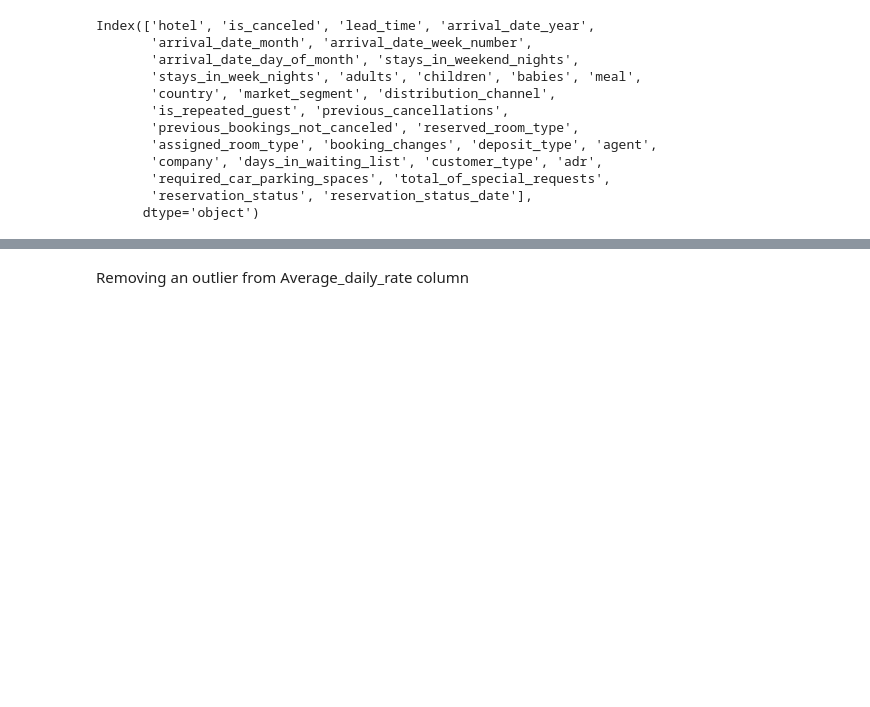
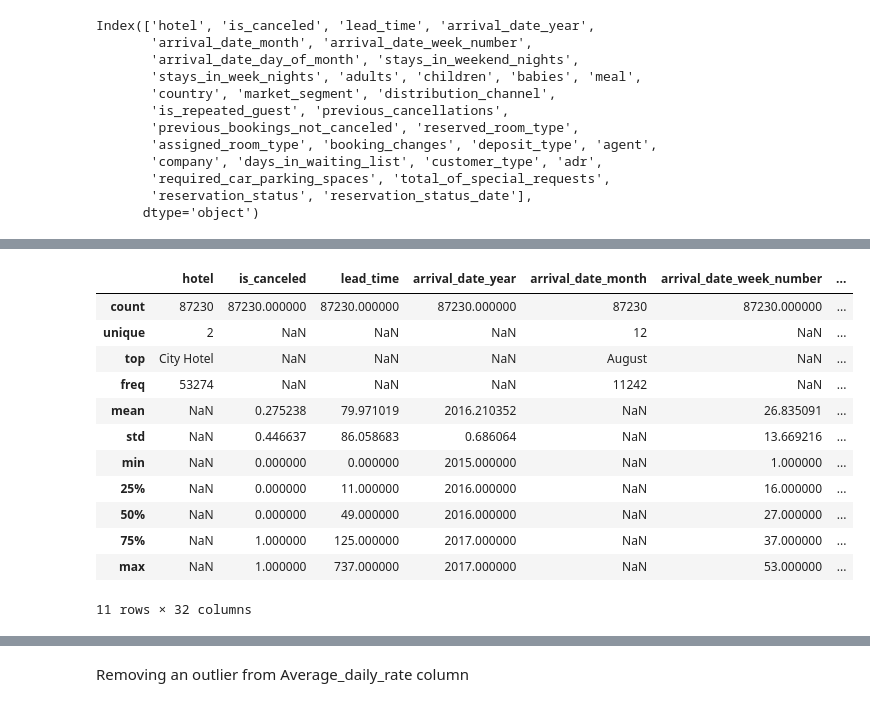
Before and after one commit to sparta-13/EDA-CAPSTONE-PROJECT, a Jupyter notebook: Hotel_Booking_Analysis_Rishikesh_Damale.ipynb, the cells around one changed output, grey strips where cells are left out. Drawn from its saved outputs; the diff is of its cells as text; code cells hidden in the pictures; blank space fills up the shorter version.

```diff
--- a/Hotel_Booking_Analysis_Rishikesh_Damale.ipynb
+++ b/Hotel_Booking_Analysis_Rishikesh_Damale.ipynb
@@ -114,0 +116,19 @@ Hotel_df = Hotel_booking_df.copy() #Creating a copy of original data with the re
+# %%
+# Now we will understand the numerical information of our data.
+# By using (include = 'all') we can explore more about our coloums,
+#    such as its total no. count, no. of unique values, frequency, etc.
+Hotel_df.describe(include ='all')
+# %% [output]
+|  | hotel | is_canceled | lead_time | arrival_date_year | arrival_date_month | arrival_date_week_number | ... |
+| count | 87230 | 87230.000000 | 87230.000000 | 87230.000000 | 87230 | 87230.000000 | ... |
+| unique | 2 | NaN | NaN | NaN | 12 | NaN | ... |
+| top | City Hotel | NaN | NaN | NaN | August | NaN | ... |
+| freq | 53274 | NaN | NaN | NaN | 11242 | NaN | ... |
+| mean | NaN | 0.275238 | 79.971019 | 2016.210352 | NaN | 26.835091 | ... |
+| std | NaN | 0.446637 | 86.058683 | 0.686064 | NaN | 13.669216 | ... |
+| min | NaN | 0.000000 | 0.000000 | 2015.000000 | NaN | 1.000000 | ... |
+| 25% | NaN | 0.000000 | 11.000000 | 2016.000000 | NaN | 16.000000 | ... |
+| 50% | NaN | 0.000000 | 49.000000 | 2016.000000 | NaN | 27.000000 | ... |
+| 75% | NaN | 1.000000 | 125.000000 | 2017.000000 | NaN | 37.000000 | ... |
+| max | NaN | 1.000000 | 737.000000 | 2017.000000 | NaN | 53.000000 | ... |
+11 rows × 32 columns
```
Also changed, not shown: parts of 51 cells of this notebook.
